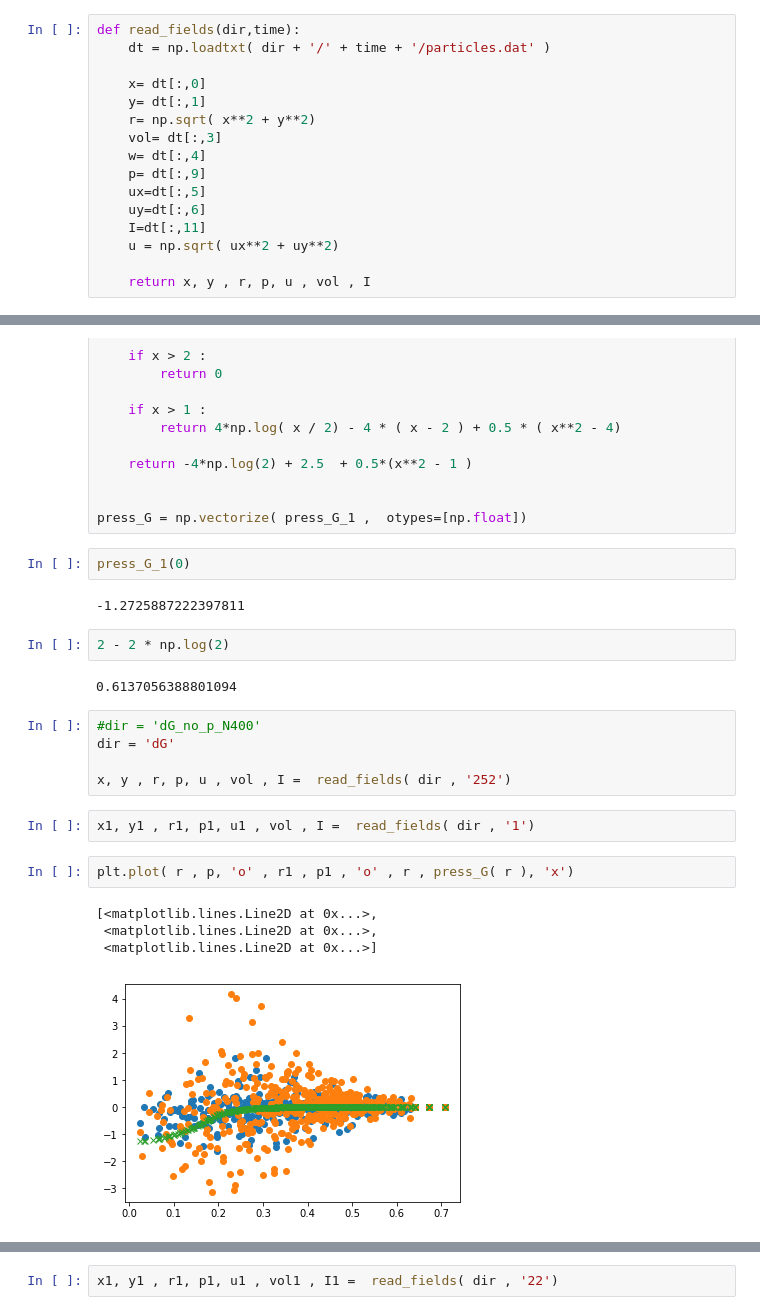
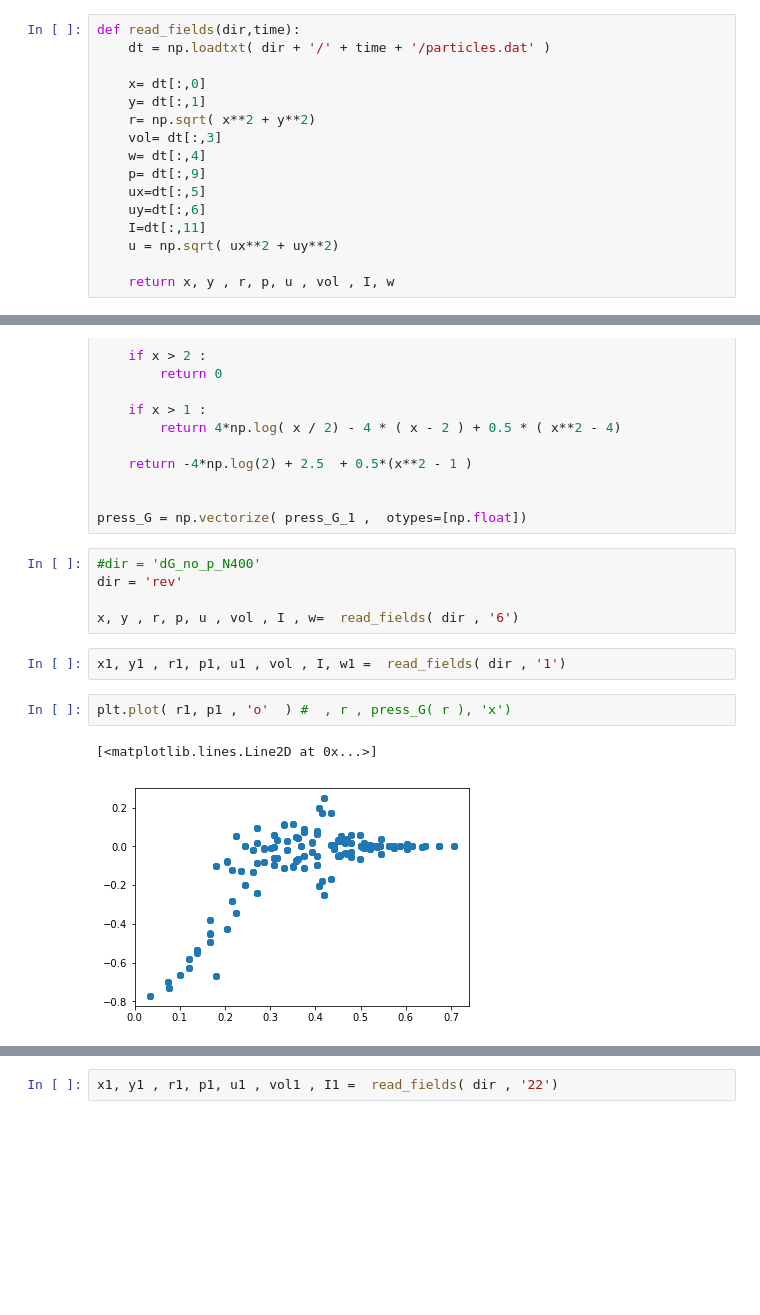
Before and after one commit to ddcampayo/WaaG, a Jupyter notebook: Plot_fields.ipynb, the cells around one changed output, grey strips where cells are left out. Saved outputs shown, nothing was run; the diff lists cells and outputs as text; blank space fills up the shorter version.

```diff
--- a/Plot_fields.ipynb
+++ b/Plot_fields.ipynb
@@ -18,7 +18,7 @@ def read_fields(dir,time):
     I=dt[:,11]
     u = np.sqrt( ux**2 + uy**2)
 
-    return x, y , r, p, u , vol , I
+    return x, y , r, p, u , vol , I, w
 # %%
 def vels_G_1( r ) :
     l = 0.2
@@ -51,28 +51,18 @@ def press_G_1( r ) :
 
 
 press_G = np.vectorize( press_G_1 ,  otypes=[np.float])
-# %%
-press_G_1(0)
-# %% [output]
--1.2725887222397811
-# %%
-2 - 2 * np.log(2)
-# %% [output]
-0.6137056388801094
 # %%
 #dir = 'dG_no_p_N400'
-dir = 'dG'
+dir = 'rev'
 
-x, y , r, p, u , vol , I =  read_fields( dir , '252')
+x, y , r, p, u , vol , I , w=  read_fields( dir , '6')
 # %%
-x1, y1 , r1, p1, u1 , vol , I =  read_fields( dir , '1')
+x1, y1 , r1, p1, u1 , vol , I, w1 =  read_fields( dir , '1')
 # %%
-plt.plot( r , p, 'o' , r1 , p1 , 'o' , r , press_G( r ), 'x')
+plt.plot( r1, p1 , 'o'  ) #  , r , press_G( r ), 'x')
 # %% [output]
-[<matplotlib.lines.Line2D at 0x...>,
- <matplotlib.lines.Line2D at 0x...>,
- <matplotlib.lines.Line2D at 0x...>]
+[<matplotlib.lines.Line2D at 0x...>]
-[figure, old version]
+[figure, new version]
 # %%
 plt.plot( r , u, 'o' , r , vels_G( r ), 'x')
 # %% [output]
```
Also changed, not shown: parts of 7 cells of this notebook, 8 other files.
